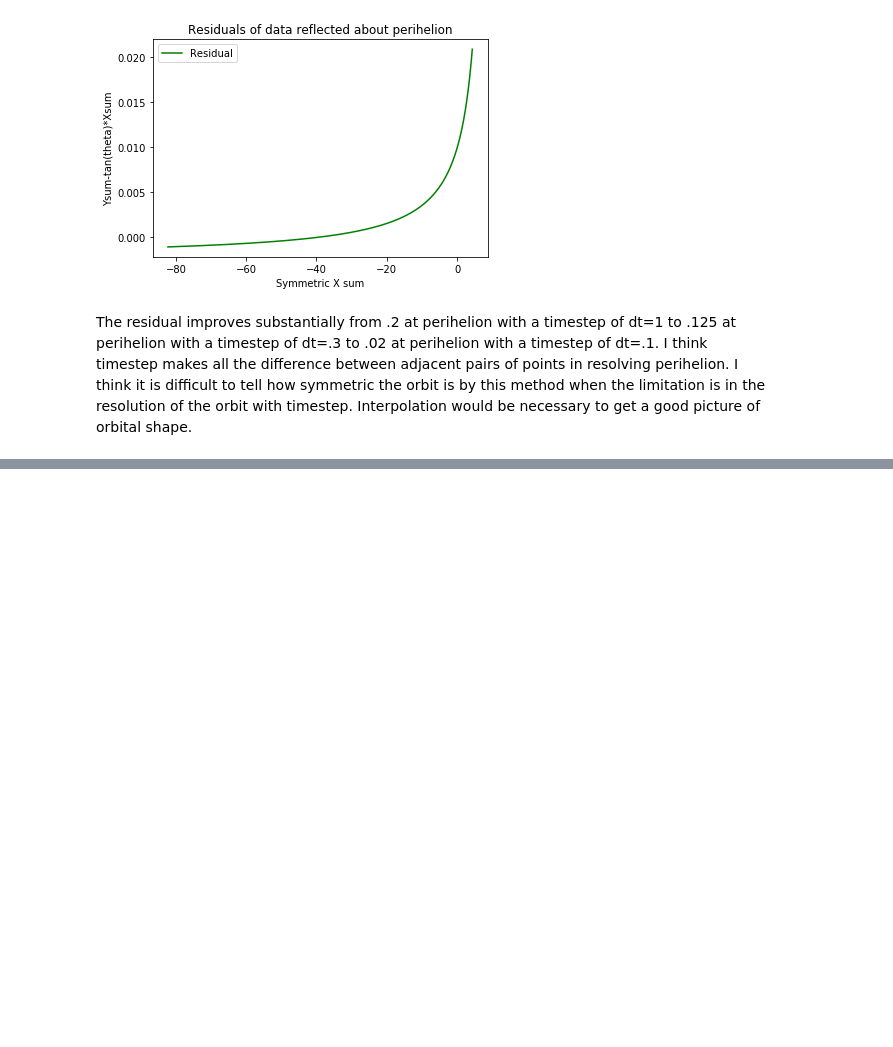
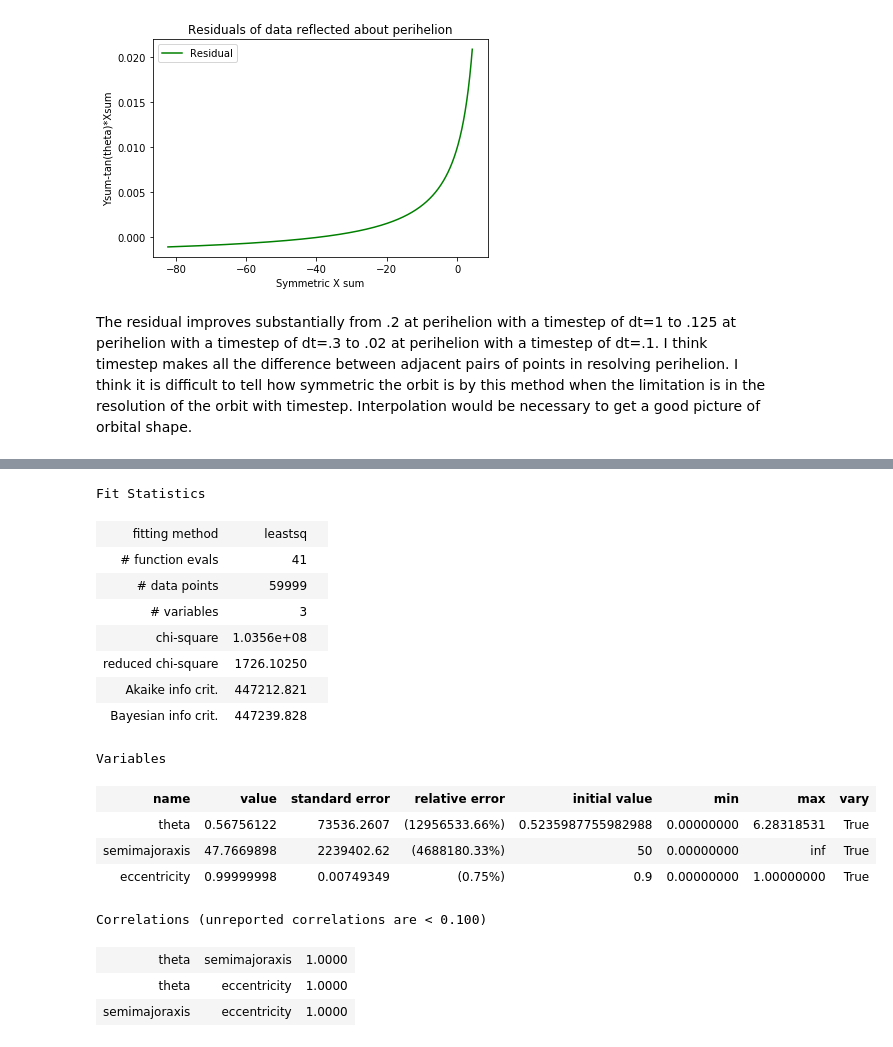
Before and after one commit to sdorsher/ManyBodyProblem, a Jupyter notebook: Vector Elliptical Refactored.ipynb, the cells around one changed output, grey strips where cells are left out. Cells and saved outputs as stored; diff of their text form; code cells hidden in the pictures; blank space fills up the shorter version.

```diff
--- a/Vector Elliptical Refactored.ipynb
+++ b/Vector Elliptical Refactored.ipynb
@@ -210,0 +222,19 @@ In the interest of accomplishing further orbital evolutions, I thin
+# %%
+def getsemiminor(a,ecc):
+    c=getfocus(a,ecc)
+    b=np.sqrt(a**2-c**2)
+    return b
+# %%
+def parametricEllipsex(t,theta,ecc,rad):
+    focus=getfocus(rad,ecc)
+    b=getsemiminor(rad,ecc)
+    #theta0=math.pi/6.
+    xdim=rad
+    ydim=b
+    star1x=ellipsefns.getxtheory(theta,ecc,rad,t,-1)
+    #print(t,ecc, rad, theta, star1x)
+    star1y=ellipsefns.getytheory(theta,ecc,rad,t,-1)
+    #print(theta,ecc,rad)
+    #star1x=focus*np.cos(theta)+xdim*np.cos(t)*np.cos(theta)-ydim*np.sin(t)*np.sin(theta)
+    #star1y=focus*np.sin(theta)+ydim*np.cos(theta)*np.sin(t)+xdim*np.sin(theta)*np.cos(t)
+    return star1x
@@ -210,0 +277,6 @@ In the interest of accomplishing further orbital evolutions, I thin
+# %%
+def residualx(pars, t, npstar1x):
+    fitval=parametricEllipsex(t,pars['theta'], pars['eccentricity'], pars['semimajoraxis'])
+    residual = npstar1x[:,0]-fitval
+    print(npstar1x[:,0], fitval, residual)
+    return npstar1x[:,0]-parametricEllipsex(t,pars['theta'], pars['eccentricity'], pars['semimajoraxis'])
@@ -210,0 +292,12 @@ In the interest of accomplishing further orbital evolutions, I thin
+# %%
+pfit = Parameters()
+pfit.add(name='theta', value=theta0, min=0, max=2.*math.pi, vary=True)
+pfit.add(name='semimajoraxis', value=rad0, min=0, vary=True)
+pfit.add(name='eccentricity', value=ecc0, min=0, max=1.0, vary=True)
+
+minix = Minimizer(residualx, pfit, fcn_args=(nptimes,npstar1x))
+miniy = Minimizer(residualy, pfit, fcn_args=(nptimes,npstar1x))
+minall= Minimizer(residualxy, pfit, fcn_args=(nptimes, npstar1x))
+outx = minix.leastsq()
+outy=miniy.leastsq()
+outxy=minall.leastsq()
@@ -210,0 +322,21 @@ In the interest of accomplishing further orbital evolutions, I thin
+# %%
+outx
+# %% [output]
+Fit Statistics
+| fitting method | leastsq |  |
+| # function evals | 41 |  |
+| # data points | 59999 |  |
+| # variables | 3 |  |
+| chi-square | 1.0356e+08 |  |
+| reduced chi-square | 1726.10250 |  |
+| Akaike info crit. | 447212.821 |  |
+| Bayesian info crit. | 447239.828 |  |
+Variables
+| name | value | standard error | relative error | initial value | min | max | vary |
+| theta | 0.56756122 | 73536.2607 | (12956533.66%) | 0.5235987755982988 | 0.00000000 | 6.28318531 | True |
+| semimajoraxis | 47.7669898 | 2239402.62 | (4688180.33%) | 50 | 0.00000000 | inf | True |
+| eccentricity | 0.99999998 | 0.00749349 | (0.75%) | 0.9 | 0.00000000 | 1.00000000 | True |
+Correlations (unreported correlations are < 0.100)
+| theta | semimajoraxis | 1.0000 |
+| theta | eccentricity | 1.0000 |
+| semimajoraxis | eccentricity | 1.0000 |
```
Also changed, not shown: parts of 19 cells of this notebook.
